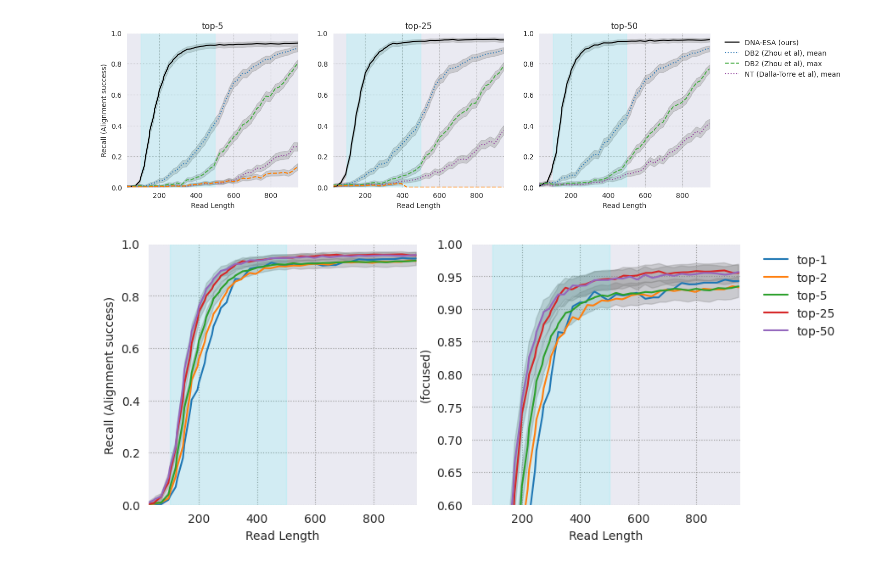
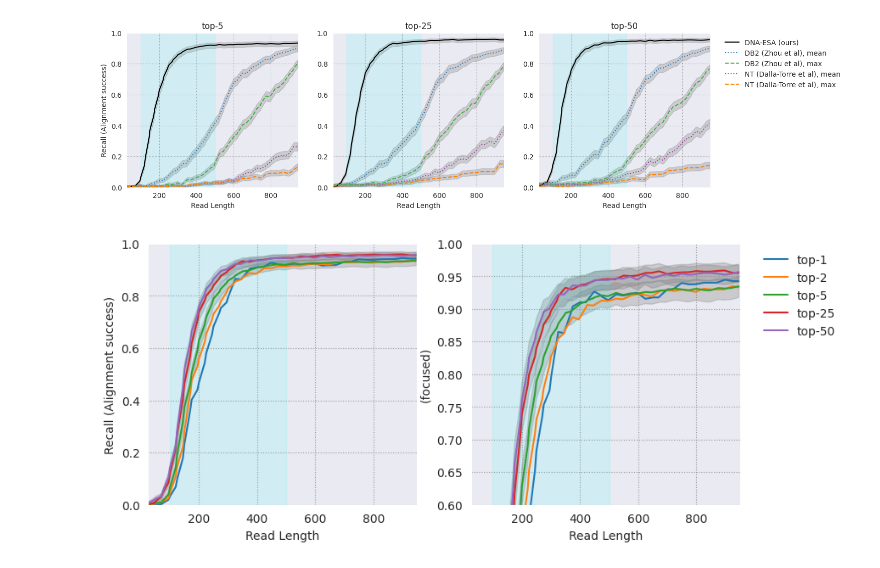
Before and after one commit to KennethEnevoldsen/dna2vec, a Jupyter notebook: evaluate/test_permutes.ipynb, the cells around one changed output. Drawn from its saved outputs; the diff is of its cells as text; code cells hidden in the pictures.

```diff
--- a/evaluate/test_permutes.ipynb
+++ b/evaluate/test_permutes.ipynb
@@ -1,12 +1,2 @@
 # %%
 import numpy as np
-# %%
-import scipy.stats as stats
-
-def clopper_pearson_interval(successes, trials, confidence_level=0.95):
-    alpha = 1 - confidence_level
-
-    lower_bound = stats.beta.ppf(alpha / 2, successes, trials - successes + 1)
-    upper_bound = stats.beta.ppf(1 - alpha / 2, successes + 1, trials - successes)
-
-    return lower_bound, upper_bound
@@ -81,7 +73,7 @@ panes = {
               "mean-DNA2BERT": "run_config-dna2bert-mean-all_1000_50_25",
               "max-DNA2BERT": "run_config-dna2bert-max-all_1000_50_25",
               "mean-NucleotideTransformer": "run_config-nucleotide-transformer-mean-all_1000_50_25",
-              "max-NucleotideTransformer": "run_config-nucleotide-transformer-max-all_1000_50_25",
+              "max-NucleotideTransformer": "run_config-nucleotide-transformer-max-all_1000_50_50",
               "mean-HyenaDNA": "run_config-hyena-dna-mean-all_1000_50_25",
               "max-HyenaDNA": "run_config-hyena-dna-max-all_1000_50_25",
     }
@@ -107,34 +99,37 @@ for i, ord_ in enumerate(order):
     for k,v in panes[ord_].items():
         try:
             plot_stability(panes[ord_][k], color=color_dict[k], label=label_vocabulary[k], axes = ax[i])
         except:
             pass
     sns.set_style("darkgrid", {"grid.color": ".6", "grid.linestyle": ":"})
+
+    ax[i].axvline(x=100, color='gray', linestyle='dotted')
+    ax[i].axvline(x=500, color='gray', linestyle='dotted')
     ax[i].fill_between([100, 500], 0, 1, color='cyan', alpha=0.1)
 
     ax[i].set_xlabel("Read Length")
     if i == 0:
         ax[i].set_ylabel("Recall (Alignment success)")
     # ax[i].grid(which="both")
     ax[i].set_xlim([25, 950])
     ax[i].set_ylim([0,1])
     ax[i].set_title(ord_)
     # if i == len(order) - 1:  # Only for the last subplot
     #     ax[i].legend(fontsize="8", loc="lower right", bbox_to_anchor=(1, 1))
     # else:
     #     ax[i].legend().set_visible(False)  # Hide legend for other subplots
 
     # ax[i].legend(fontsize="8", loc="upper left")
 fig.subplots_adjust(right=0.90)  # Adjust the value as needed
 
 # Create a legend outside the subplots
 plt.legend(bbox_to_anchor=(1.05, 1), loc='upper left', frameon=False, facecolor='white')
 # plt.legend()
 output_file = 'figures/baselines.png'
 plt.savefig(output_file, dpi=500, bbox_inches='tight', format="png")
 plt.show()
 # %% [output]
-[figure, old version]
+[figure, new version]
 # %%
 panes = {
     "top-1": "run_config-trained-all-longer-all_random_sub_1000_1_25",
```
Also changed, not shown: parts of 5 cells of this notebook, 10 other files.
